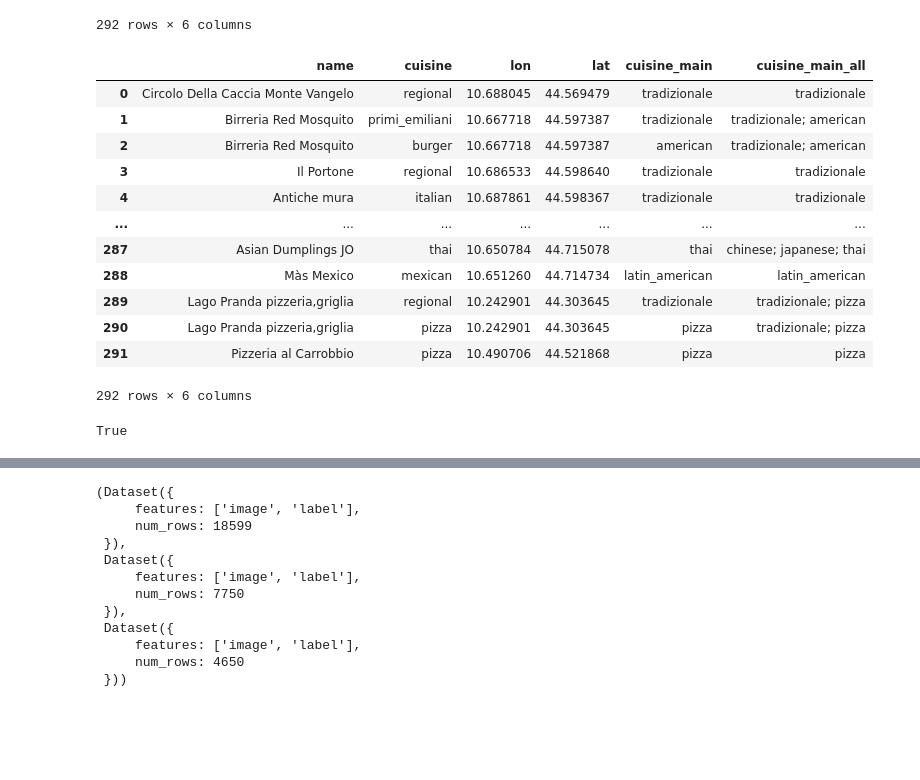
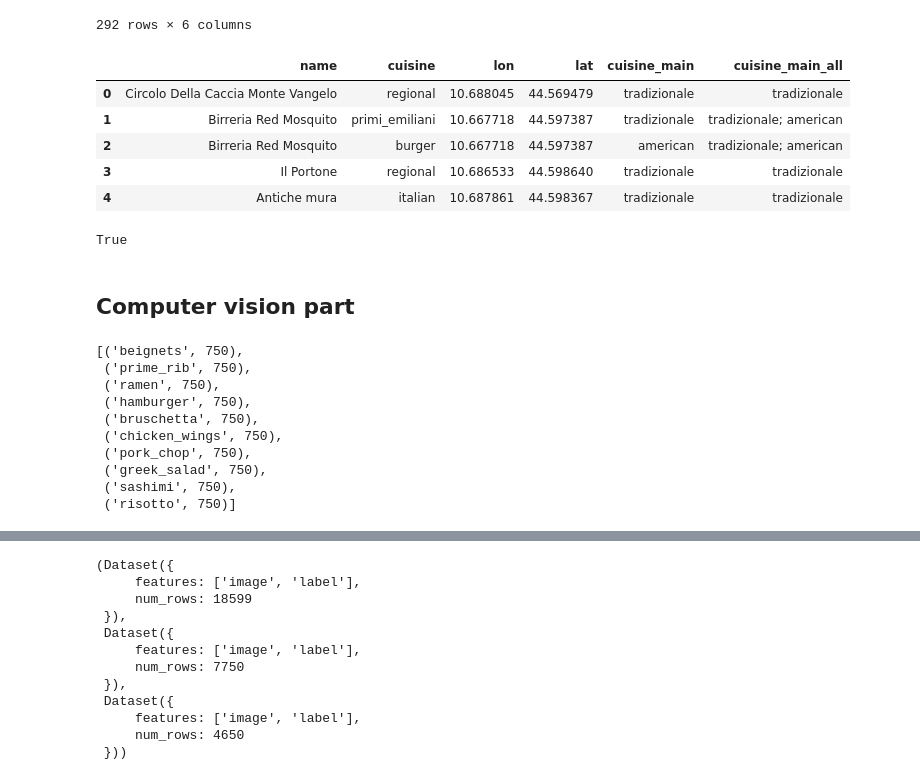
Before and after one commit to GiorgioChecola/AIschoolUNIMORE, a Jupyter notebook: restaurant-identifier.ipynb, the cells around one changed output, grey strips where cells are left out. Cells and saved outputs as stored; diff of their text form; code cells hidden in the pictures; blank space fills up the shorter version.

```diff
--- a/restaurant-identifier.ipynb
+++ b/restaurant-identifier.ipynb
@@ -151,17 +161,10 @@ def get_color(row, color_dict=color_dict):
 # %%
-gdf_expanded
+gdf_expanded.head()
 # %% [output]
 |  | name | cuisine | lon | lat | cuisine_main | cuisine_main_all |
 | 0 | Circolo Della Caccia Monte Vangelo | regional | 10.688045 | 44.569479 | tradizionale | tradizionale |
 | 1 | Birreria Red Mosquito | primi_emiliani | 10.667718 | 44.597387 | tradizionale | tradizionale; american |
 | 2 | Birreria Red Mosquito | burger | 10.667718 | 44.597387 | american | tradizionale; american |
 | 3 | Il Portone | regional | 10.686533 | 44.598640 | tradizionale | tradizionale |
 | 4 | Antiche mura | italian | 10.687861 | 44.598367 | tradizionale | tradizionale |
-| ... | ... | ... | ... | ... | ... | ... |
-| 287 | Asian Dumplings JO | thai | 10.650784 | 44.715078 | thai | chinese; japanese; thai |
-| 288 | Màs Mexico | mexican | 10.651260 | 44.714734 | latin_american | latin_american |
-| 289 | Lago Pranda pizzeria,griglia | regional | 10.242901 | 44.303645 | tradizionale | tradizionale; pizza |
-| 290 | Lago Pranda pizzeria,griglia | pizza | 10.242901 | 44.303645 | pizza | tradizionale; pizza |
-| 291 | Pizzeria al Carrobbio | pizza | 10.490706 | 44.521868 | pizza | pizza |
-292 rows × 6 columns
 # %%
@@ -222,6 +227,8 @@ m.save(map_file)
 webbrowser.open(f"file://{os.path.realpath(map_file)}")
 # %% [output]
 True
+# %% [markdown]
+## Computer vision part
 # %%
 from collections import Counter
 train_data = dataset["train"]
@@ -235,5 +242,19 @@ label_strings = [label_names[i] for i in labels]
 
 # Count images per dish
 counts = Counter(label_strings)
+
+# every food class has 750 items (images)
+list(counts.items())[:10]
+# %% [output]
+[('beignets', 750),
+ ('prime_rib', 750),
+ ('ramen', 750),
+ ('hamburger', 750),
+ ('bruschetta', 750),
+ ('chicken_wings', 750),
+ ('pork_chop', 750),
+ ('greek_salad', 750),
+ ('sashimi', 750),
+ ('risotto', 750)]
 # %%
 print(test_data.features["label"].names)
```
Also changed, not shown: parts of 37 cells of this notebook, 34 other files.
